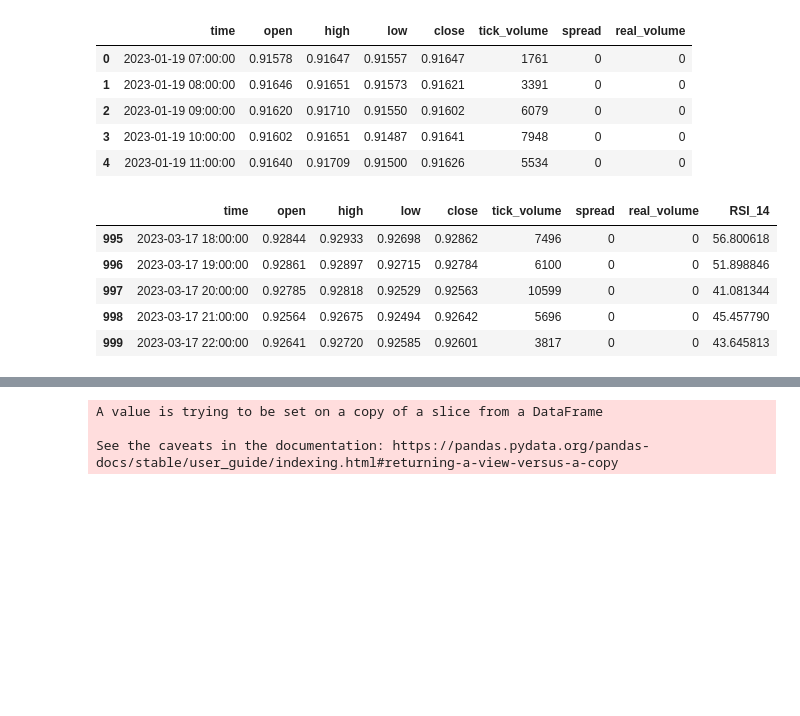
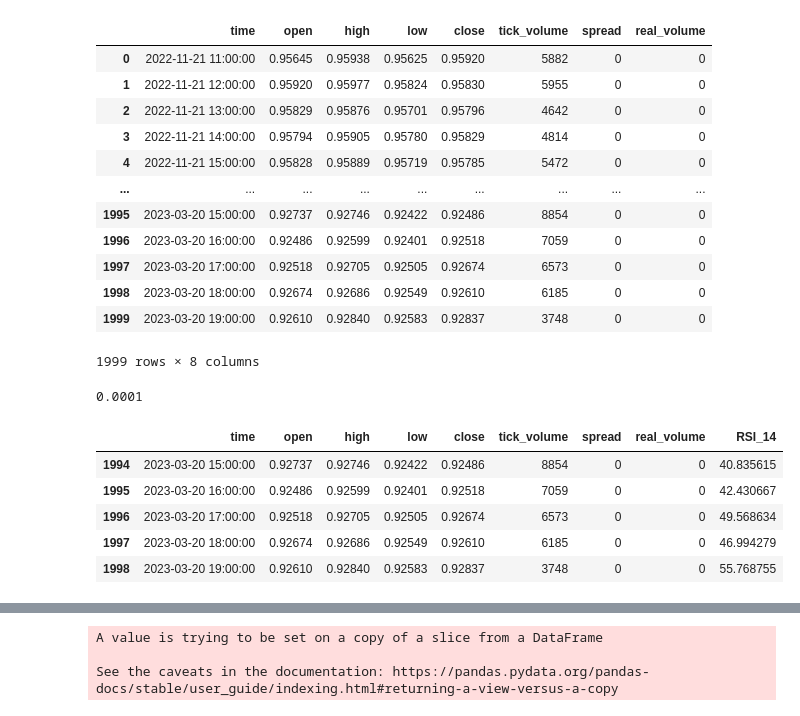
Before and after one commit to meysamshahbazi/algotramic, a Jupyter notebook: back-test-SPREAD.ipynb, the cells around one changed output, grey strips where cells are left out. Cells and saved outputs as stored; diff of their text form; code cells hidden in the pictures; blank space fills up the shorter version.

```diff
--- a/back-test-SPREAD.ipynb
+++ b/back-test-SPREAD.ipynb
@@ -11,17 +11,32 @@ from datetime import datetime
 from getCandle import Rates
 # %%
 pair = "USDCHF"
+NB_H1_CANDLES = 2000
 # %%
-rates = Rates(pair, 1000, mt5.TIMEFRAME_H1)
+rates = Rates(pair, NB_H1_CANDLES, mt5.TIMEFRAME_H1)
+SPREAD = rates.get_spread()
 df_raw = rates.get_rates_from_now()
-df_raw.head()
+df_raw.drop(999,inplace=True)
+df_raw
 # %% [output]
 |  | time | open | high | low | close | tick_volume | spread | real_volume |
-| 0 | 2023-01-19 07:00:00 | 0.91578 | 0.91647 | 0.91557 | 0.91647 | 1761 | 0 | 0 |
-| 1 | 2023-01-19 08:00:00 | 0.91646 | 0.91651 | 0.91573 | 0.91621 | 3391 | 0 | 0 |
-| 2 | 2023-01-19 09:00:00 | 0.91620 | 0.91710 | 0.91550 | 0.91602 | 6079 | 0 | 0 |
-| 3 | 2023-01-19 10:00:00 | 0.91602 | 0.91651 | 0.91487 | 0.91641 | 7948 | 0 | 0 |
-| 4 | 2023-01-19 11:00:00 | 0.91640 | 0.91709 | 0.91500 | 0.91626 | 5534 | 0 | 0 |
+| 0 | 2022-11-21 11:00:00 | 0.95645 | 0.95938 | 0.95625 | 0.95920 | 5882 | 0 | 0 |
+| 1 | 2022-11-21 12:00:00 | 0.95920 | 0.95977 | 0.95824 | 0.95830 | 5955 | 0 | 0 |
+| 2 | 2022-11-21 13:00:00 | 0.95829 | 0.95876 | 0.95701 | 0.95796 | 4642 | 0 | 0 |
+| 3 | 2022-11-21 14:00:00 | 0.95794 | 0.95905 | 0.95780 | 0.95829 | 4814 | 0 | 0 |
+| 4 | 2022-11-21 15:00:00 | 0.95828 | 0.95889 | 0.95719 | 0.95785 | 5472 | 0 | 0 |
+| ... | ... | ... | ... | ... | ... | ... | ... | ... |
+| 1995 | 2023-03-20 15:00:00 | 0.92737 | 0.92746 | 0.92422 | 0.92486 | 8854 | 0 | 0 |
+| 1996 | 2023-03-20 16:00:00 | 0.92486 | 0.92599 | 0.92401 | 0.92518 | 7059 | 0 | 0 |
+| 1997 | 2023-03-20 17:00:00 | 0.92518 | 0.92705 | 0.92505 | 0.92674 | 6573 | 0 | 0 |
+| 1998 | 2023-03-20 18:00:00 | 0.92674 | 0.92686 | 0.92549 | 0.92610 | 6185 | 0 | 0 |
+| 1999 | 2023-03-20 19:00:00 | 0.92610 | 0.92840 | 0.92583 | 0.92837 | 3748 | 0 | 0 |
+1999 rows × 8 columns
+# %%
+SPREAD = (SPREAD//1e-5)*1e-5 # todo: do it right!!!
+SPREAD #= 0
+# %% [output]
+0.0001
 # %%
 df_an = df_raw.copy()#df_raw.iloc[-6000:].copy()
 df_an.reset_index(drop=True, inplace=True)
@@ -31,11 +46,11 @@ df_an = RSI(df_an)
 df_an.tail()
 # %% [output]
 |  | time | open | high | low | close | tick_volume | spread | real_volume | RSI_14 |
-| 995 | 2023-03-17 18:00:00 | 0.92844 | 0.92933 | 0.92698 | 0.92862 | 7496 | 0 | 0 | 56.800618 |
-| 996 | 2023-03-17 19:00:00 | 0.92861 | 0.92897 | 0.92715 | 0.92784 | 6100 | 0 | 0 | 51.898846 |
-| 997 | 2023-03-17 20:00:00 | 0.92785 | 0.92818 | 0.92529 | 0.92563 | 10599 | 0 | 0 | 41.081344 |
-| 998 | 2023-03-17 21:00:00 | 0.92564 | 0.92675 | 0.92494 | 0.92642 | 5696 | 0 | 0 | 45.457790 |
-| 999 | 2023-03-17 22:00:00 | 0.92641 | 0.92720 | 0.92585 | 0.92601 | 3817 | 0 | 0 | 43.645813 |
+| 1994 | 2023-03-20 15:00:00 | 0.92737 | 0.92746 | 0.92422 | 0.92486 | 8854 | 0 | 0 | 40.835615 |
+| 1995 | 2023-03-20 16:00:00 | 0.92486 | 0.92599 | 0.92401 | 0.92518 | 7059 | 0 | 0 | 42.430667 |
+| 1996 | 2023-03-20 17:00:00 | 0.92518 | 0.92705 | 0.92505 | 0.92674 | 6573 | 0 | 0 | 49.568634 |
+| 1997 | 2023-03-20 18:00:00 | 0.92674 | 0.92686 | 0.92549 | 0.92610 | 6185 | 0 | 0 | 46.994279 |
+| 1998 | 2023-03-20 19:00:00 | 0.92610 | 0.92840 | 0.92583 | 0.92837 | 3748 | 0 | 0 | 55.768755 |
 # %%
 df_an = apply_patterns(df_an)
 # %%
```
Also changed, not shown: parts of 27 cells of this notebook, 4 other files.
